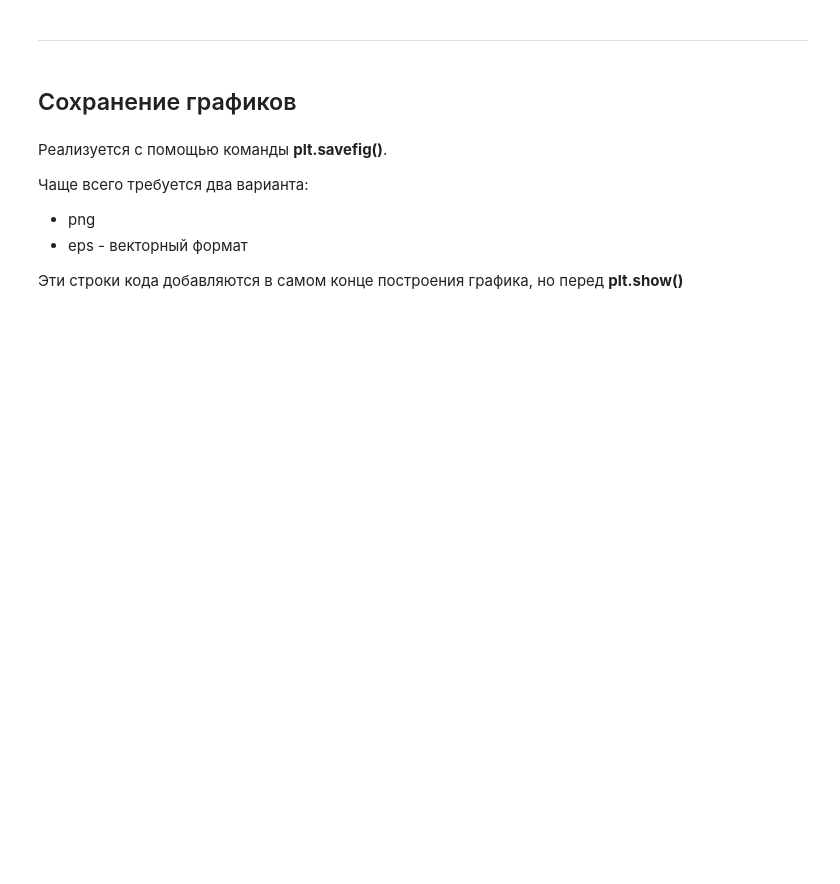
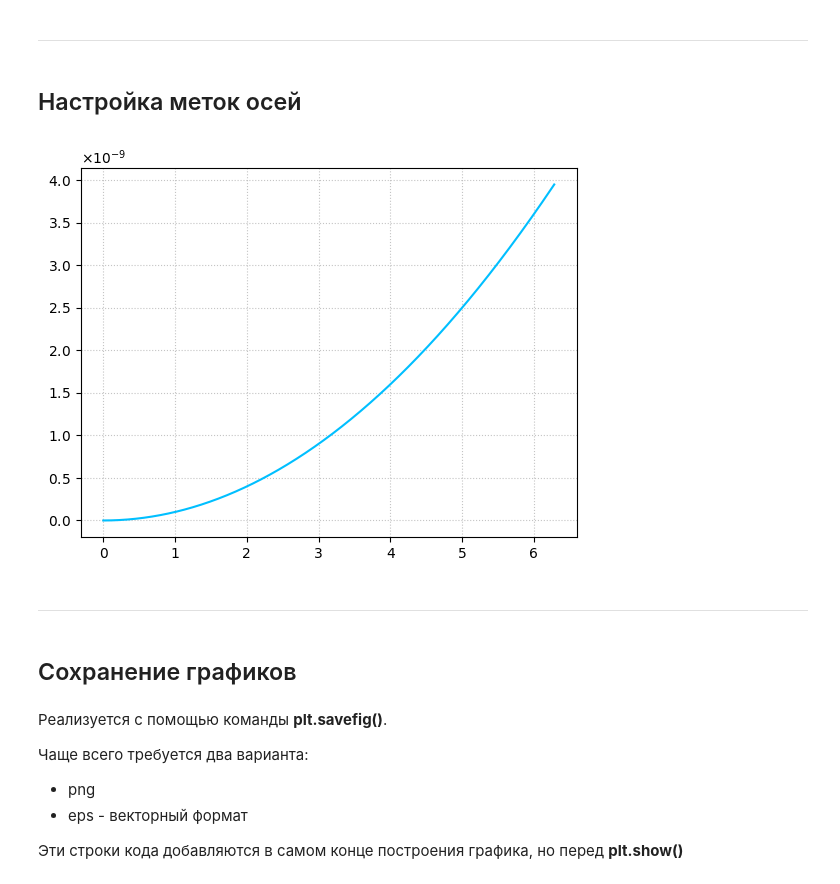
Before and after one commit to tru17v/bmstu-python, a Jupyter notebook: lection 4/Matplotlib_1.ipynb, the cells around one changed output. Cells and saved outputs as stored; diff of their text form; code cells hidden in the pictures; blank space fills up the shorter version.

```diff
--- a/lection 4/Matplotlib_1.ipynb
+++ b/lection 4/Matplotlib_1.ipynb
@@ -358,2 +358,4 @@ plt.show()
 # %% [markdown]
 ---
+# %% [markdown]
+## Настройка меток осей
@@ -360,3 +364,20 @@ plt.show()
+# %%
+formatter = ticker.ScalarFormatter(useMathText=True)
+formatter.set_scientific(True)
+formatter.set_powerlimits((0,10))
+ax.yaxis.set_major_formatter(formatter)
+# %%
+y_small=t**2*1e-10
+
+plt.plot(t, y_small, color='deepskyblue')
+plt.grid(alpha=0.75, linestyle=':')
+
+ax=plt.gca()
+ax.yaxis.set_major_formatter(formatter)
+# %% [output]
+[figure, added]
+# %% [markdown]
+---
 # %% [markdown]
 ## Сохранение графиков
 # %% [markdown]
```
Also changed, not shown: parts of 14 cells of this notebook, 1 other file.
